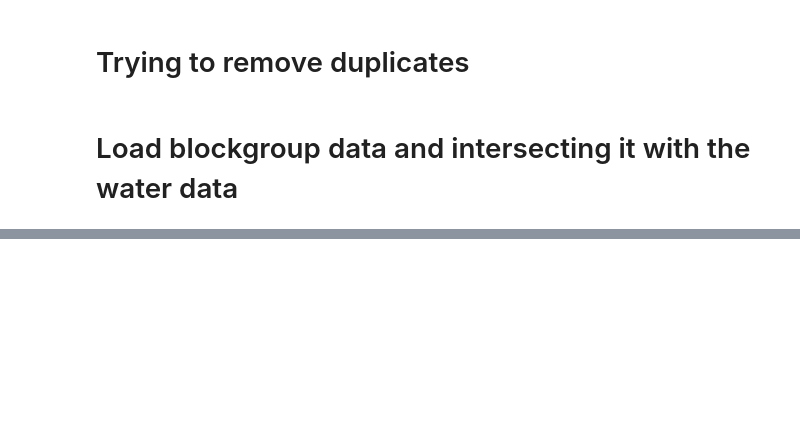
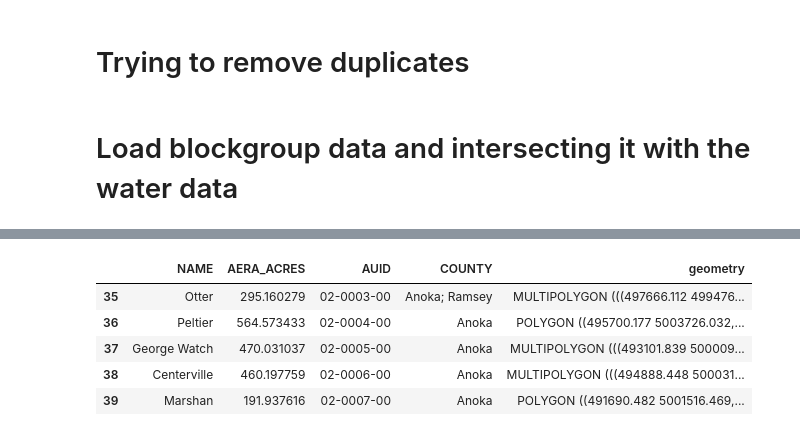
Before and after one commit to dunn96/UMN-GIS5578-Project, a Jupyter notebook: WaterDataTestNotebook.ipynb, the cells around one changed output, grey strips where cells are left out. Cells and saved outputs as stored; diff of their text form; code cells hidden in the pictures; blank space fills up the shorter version.

```diff
--- a/WaterDataTestNotebook.ipynb
+++ b/WaterDataTestNotebook.ipynb
@@ -248,0 +383,9 @@ water2018_intersect_bg_proj.head()
+# %%
+water2014_clip.head()
+# %% [output]
+|  | NAME | AERA_ACRES | AUID | COUNTY | geometry |
+| 35 | Otter | 295.160279 | 02-0003-00 | Anoka; Ramsey | MULTIPOLYGON (((497666.112 499476... |
+| 36 | Peltier | 564.573433 | 02-0004-00 | Anoka | POLYGON ((495700.177 5003726.032,... |
+| 37 | George Watch | 470.031037 | 02-0005-00 | Anoka | MULTIPOLYGON (((493101.839 500009... |
+| 38 | Centerville | 460.197759 | 02-0006-00 | Anoka | MULTIPOLYGON (((494888.448 500031... |
+| 39 | Marshan | 191.937616 | 02-0007-00 | Anoka | POLYGON ((491690.482 5001516.469,... |
```
Also changed, not shown: parts of 6 cells of this notebook, 1 other file.
